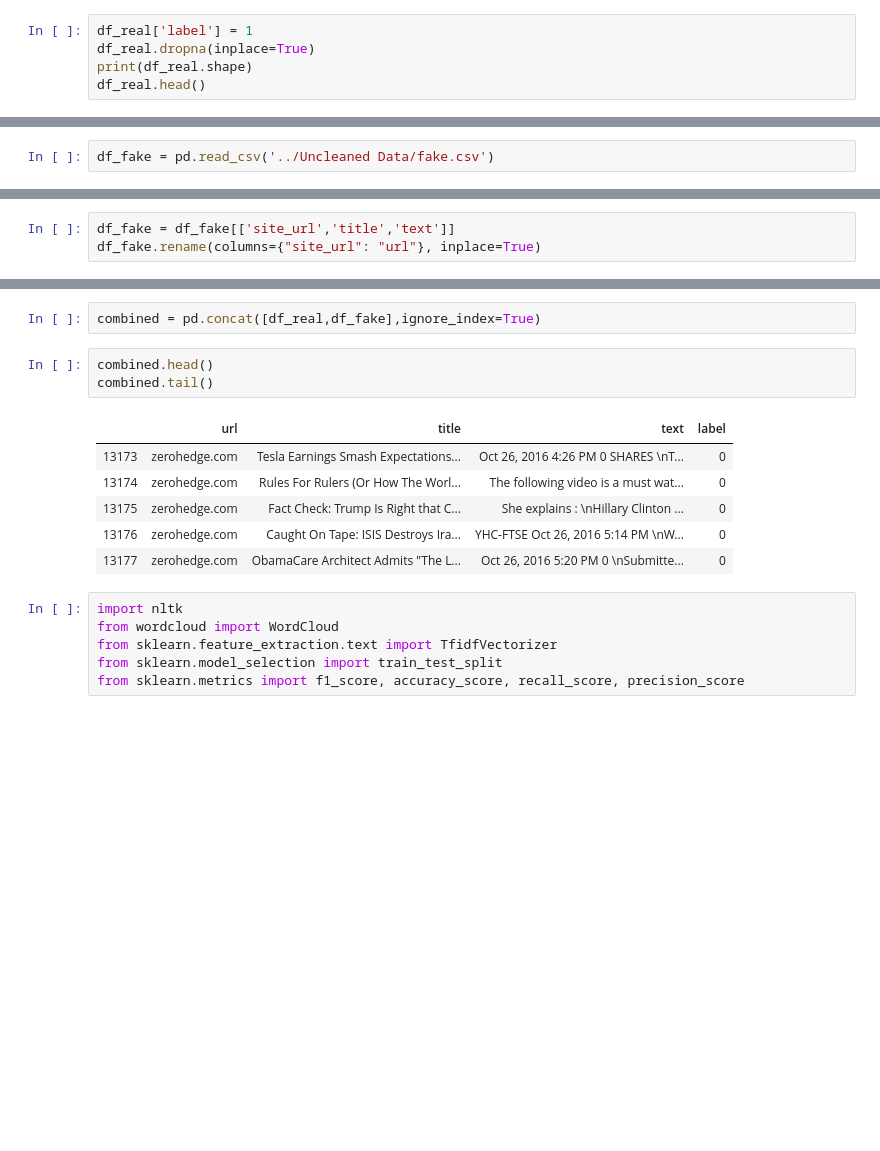
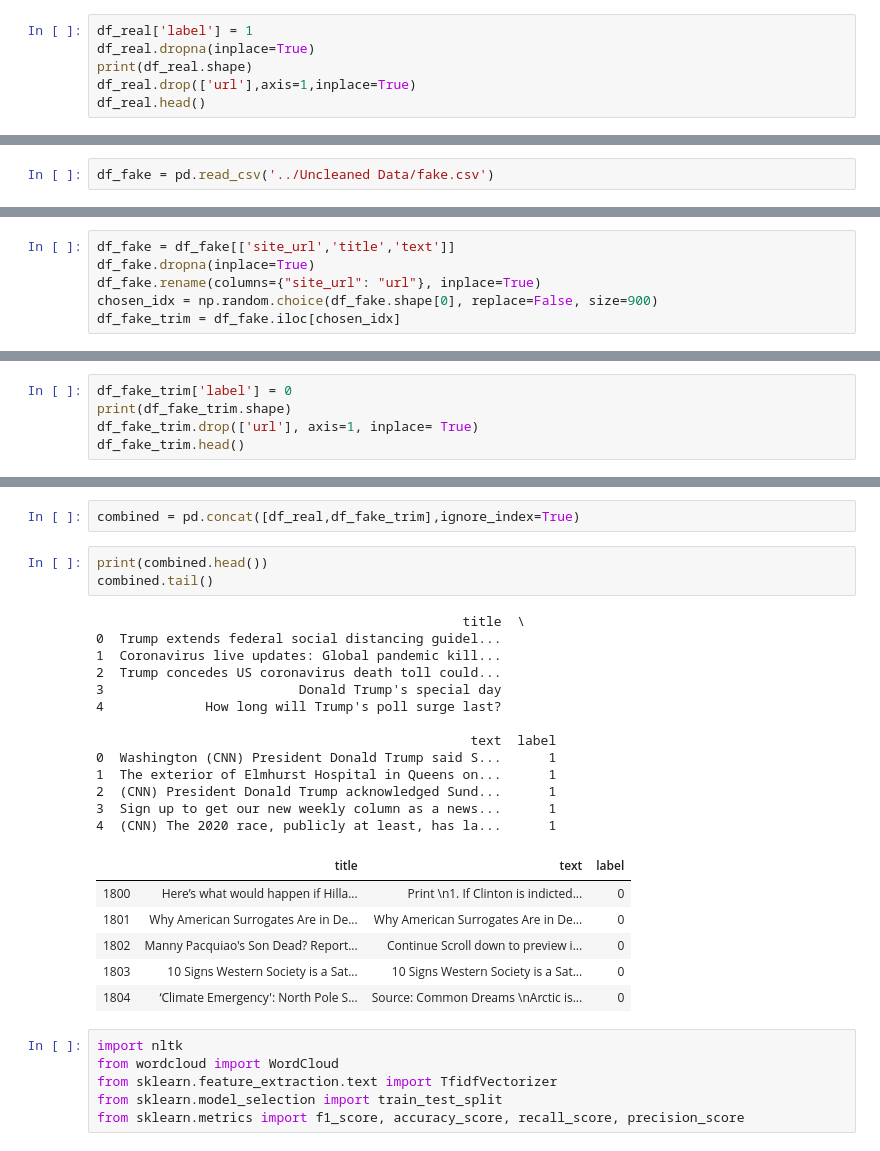
Before and after one commit to jpyneni3/Fake_News_Detector, a Jupyter notebook: Notebooks/Data Combiner.ipynb, the cells around one changed output, grey strips where cells are left out. Saved outputs shown, nothing was run; the diff lists cells and outputs as text; blank space fills up the shorter version.

```diff
--- a/Notebooks/Data Combiner.ipynb
+++ b/Notebooks/Data Combiner.ipynb
@@ -18,6 +18,7 @@ df_real.head()
 df_real['label'] = 1
 df_real.dropna(inplace=True)
 print(df_real.shape)
+df_real.drop(['url'],axis=1,inplace=True)
 df_real.head()
 # %% [output]
 (905, 4)
@@ -42,4 +43,7 @@ df_fake.head()
 | 4 | 0206b54719c7e241ffe0ad4315b808290... | 0 | Fed Up | 2016-11-01T21:56:00.000+02:00 | FANTASTIC! TRUMP'S 7 POINT PLAN T... | Email HEALTHCARE REFORM TO MAKE A... | english | 2016-11-01T23:59:42.266+02:00 | 100percentfedup.com | US | ... |
 # %%
 df_fake = df_fake[['site_url','title','text']]
+df_fake.dropna(inplace=True)
 df_fake.rename(columns={"site_url": "url"}, inplace=True)
+chosen_idx = np.random.choice(df_fake.shape[0], replace=False, size=900)
+df_fake_trim = df_fake.iloc[chosen_idx]
@@ -58,0 +50,5 @@ df_fake.head()
+# %%
+df_fake_trim['label'] = 0
+print(df_fake_trim.shape)
+df_fake_trim.drop(['url'], axis=1, inplace= True)
+df_fake_trim.head()
@@ -59,15 +84,28 @@ df_fake.head()
 # %%
-combined = pd.concat([df_real,df_fake],ignore_index=True)
+combined = pd.concat([df_real,df_fake_trim],ignore_index=True)
 # %%
-combined.head()
+print(combined.head())
 combined.tail()
 # %% [output]
+                                               title  \
+0  Trump extends federal social distancing guidel...
+1  Coronavirus live updates: Global pandemic kill...
+2  Trump concedes US coronavirus death toll could...
+3                         Donald Trump's special day
+4             How long will Trump's poll surge last?
+
+                                                text  label
+0  Washington (CNN) President Donald Trump said S...      1
+1  The exterior of Elmhurst Hospital in Queens on...      1
+2  (CNN) President Donald Trump acknowledged Sund...      1
+3  Sign up to get our new weekly column as a news...      1
+4  (CNN) The 2020 race, publicly at least, has la...      1
-|  | url | title | text | label |
-| 13173 | zerohedge.com | Tesla Earnings Smash Expectations... | Oct 26, 2016 4:26 PM 0 SHARES \nT... | 0 |
-| 13174 | zerohedge.com | Rules For Rulers (Or How The Worl... | The following video is a must wat... | 0 |
-| 13175 | zerohedge.com | Fact Check: Trump Is Right that C... | She explains : \nHillary Clinton ... | 0 |
-| 13176 | zerohedge.com | Caught On Tape: ISIS Destroys Ira... | YHC-FTSE Oct 26, 2016 5:14 PM \nW... | 0 |
-| 13177 | zerohedge.com | ObamaCare Architect Admits "The L... | Oct 26, 2016 5:20 PM 0 \nSubmitte... | 0 |
+|  | title | text | label |
+| 1800 | Here’s what would happen if Hilla... | Print \n1. If Clinton is indicted... | 0 |
+| 1801 | Why American Surrogates Are in De... | Why American Surrogates Are in De... | 0 |
+| 1802 | Manny Pacquiao's Son Dead? Report... | Continue Scroll down to preview i... | 0 |
+| 1803 | 10 Signs Western Society is a Sat... | 10 Signs Western Society is a Sat... | 0 |
+| 1804 | ‘Climate Emergency': North Pole S... | Source: Common Dreams \nArctic is... | 0 |
 # %%
 import nltk
 from wordcloud import WordCloud
```
Also changed, not shown: parts of 14 cells of this notebook.
